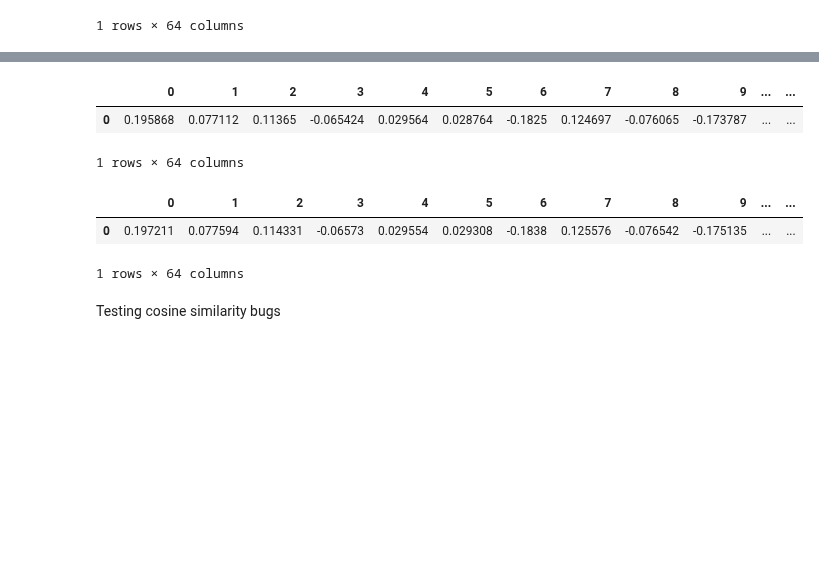
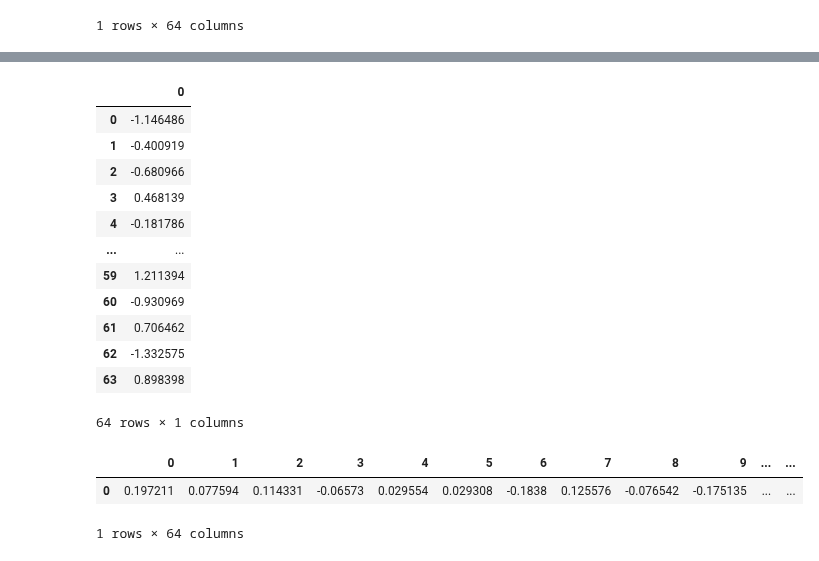
Before and after one commit to MHaurel/nn-concept-interpreter, a Jupyter notebook: visualizer/src/Test.ipynb, the cells around one changed output, grey strips where cells are left out. Cells and saved outputs as stored; diff of their text form; code cells hidden in the pictures; blank space fills up the shorter version.

```diff
--- a/visualizer/src/Test.ipynb
+++ b/visualizer/src/Test.ipynb
@@ -76,16 +66,24 @@ array([[ 1.3425238e-03,  4.8255562e-04,  6.8088301e-04, -3.0538195e-04,
 # %%
 df_ssr_p = df_ssr.to_numpy() - (f * d / 150).to_numpy()
 # %%
-pd.DataFrame(pd.DataFrame(df_ssr_p).mean()).T
+pd.DataFrame(pd.DataFrame(df_ssr_p).mean())
 # %% [output]
-|  | 0 | 1 | 2 | 3 | 4 | 5 | 6 | 7 | 8 | 9 | ... | ... |
-| 0 | 0.195868 | 0.077112 | 0.11365 | -0.065424 | 0.029564 | 0.028764 | -0.1825 | 0.124697 | -0.076065 | -0.173787 | ... | ... |
+|  | 0 |
+| 0 | -1.146486 |
+| 1 | -0.400919 |
+| 2 | -0.680966 |
+| 3 | 0.468139 |
+| 4 | -0.181786 |
+| ... | ... |
+| 59 | 1.211394 |
+| 60 | -0.930969 |
+| 61 | 0.706462 |
+| 62 | -1.332575 |
+| 63 | 0.898398 |
-1 rows × 64 columns
+64 rows × 1 columns
 # %%
 df_mssr
 # %% [output]
 |  | 0 | 1 | 2 | 3 | 4 | 5 | 6 | 7 | 8 | 9 | ... | ... |
 | 0 | 0.197211 | 0.077594 | 0.114331 | -0.06573 | 0.029554 | 0.029308 | -0.1838 | 0.125576 | -0.076542 | -0.175135 | ... | ... |
 1 rows × 64 columns
-# %% [markdown]
-Testing cosine similarity bugs
```
Also changed, not shown: parts of 15 cells of this notebook, 16 other files.
